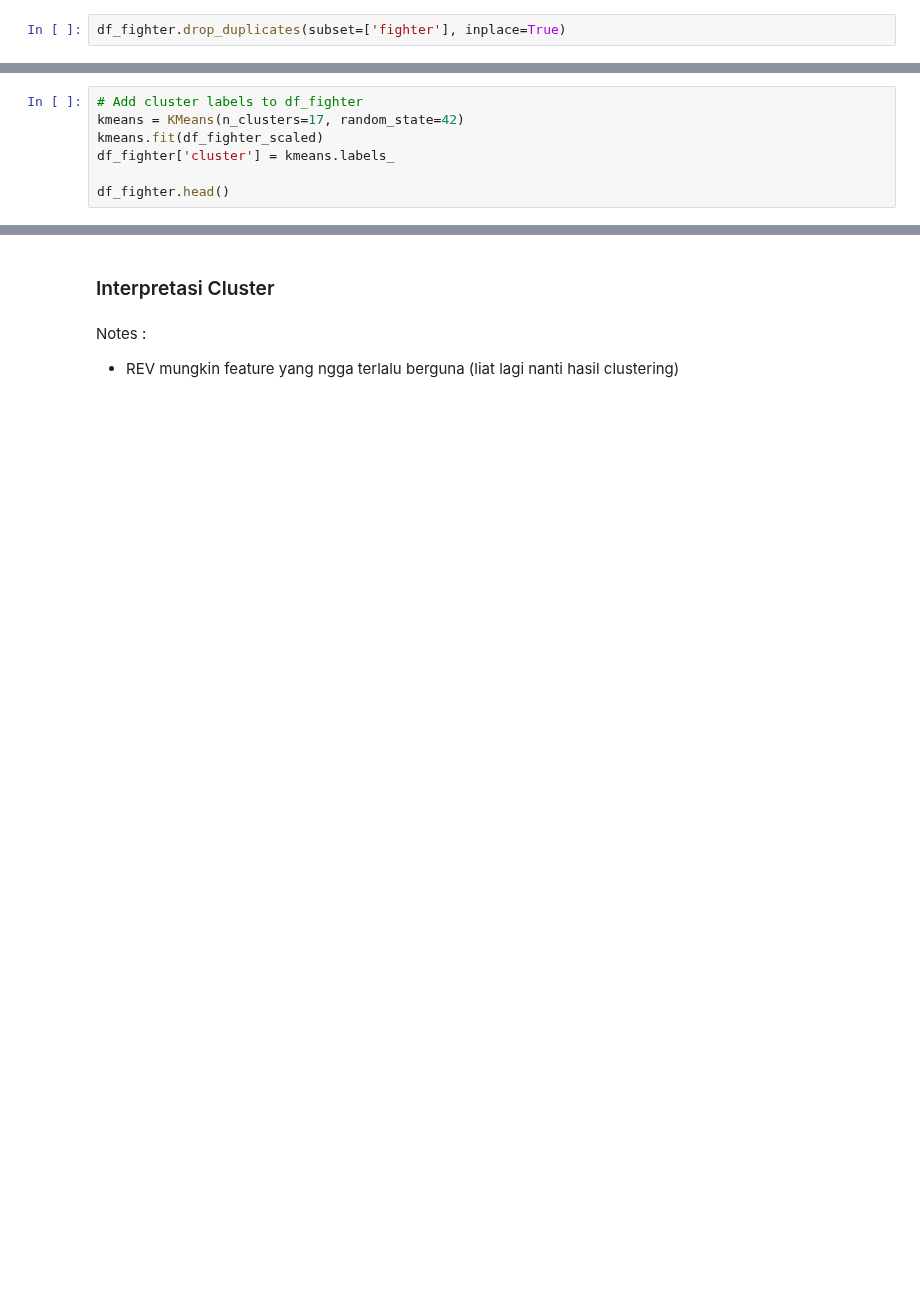
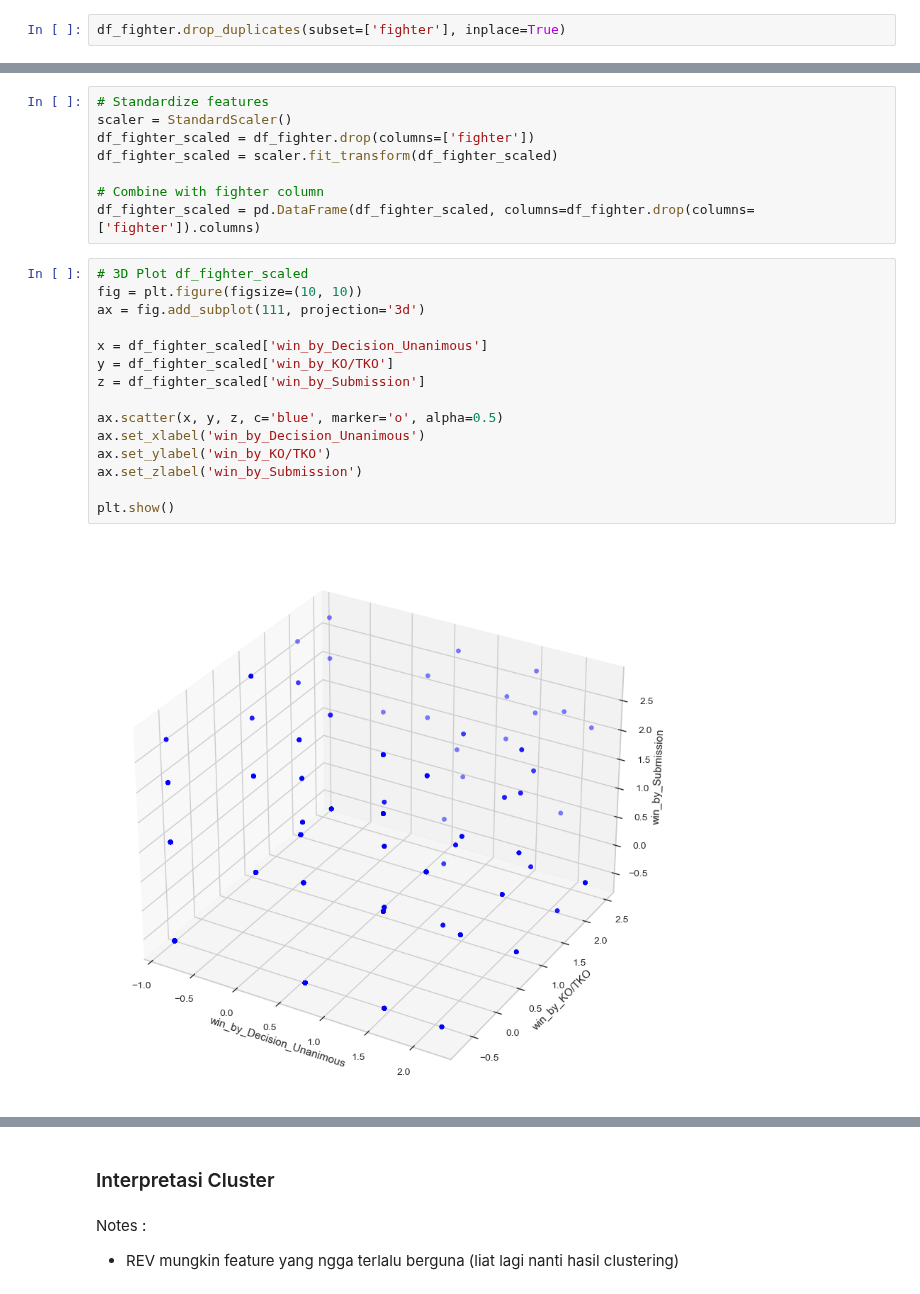
Before and after one commit to breadworshipper/TK-Kasdad, a Jupyter notebook: clustering/clustering.ipynb, the cells around one changed output, grey strips where cells are left out. Cells and saved outputs as stored; diff of their text form; blank space fills up the shorter version.

Commit message:
Clustering1 done (revisi lagi nanti)

```diff
--- a/clustering/clustering.ipynb
+++ b/clustering/clustering.ipynb
@@ -173,7 +154,0 @@ plt.title('Silhouette Score')
-# %%
-# Add cluster labels to df_fighter
-kmeans = KMeans(n_clusters=17, random_state=42)
-kmeans.fit(df_fighter_scaled)
-df_fighter['cluster'] = kmeans.labels_
-
-df_fighter.head()
@@ -309,0 +161,25 @@ cluster_16.head()
+# %%
+# Standardize features
+scaler = StandardScaler()
+df_fighter_scaled = df_fighter.drop(columns=['fighter'])
+df_fighter_scaled = scaler.fit_transform(df_fighter_scaled)
+
+# Combine with fighter column
+df_fighter_scaled = pd.DataFrame(df_fighter_scaled, columns=df_fighter.drop(columns=['fighter']).columns)
+# %%
+# 3D Plot df_fighter_scaled
+fig = plt.figure(figsize=(10, 10))
+ax = fig.add_subplot(111, projection='3d')
+
+x = df_fighter_scaled['win_by_Decision_Unanimous']
+y = df_fighter_scaled['win_by_KO/TKO']
+z = df_fighter_scaled['win_by_Submission']
+
+ax.scatter(x, y, z, c='blue', marker='o', alpha=0.5)
+ax.set_xlabel('win_by_Decision_Unanimous')
+ax.set_ylabel('win_by_KO/TKO')
+ax.set_zlabel('win_by_Submission')
+
+plt.show()
+# %% [output]
+[figure, added]
```
Also changed, not shown: parts of 82 cells of this notebook.
